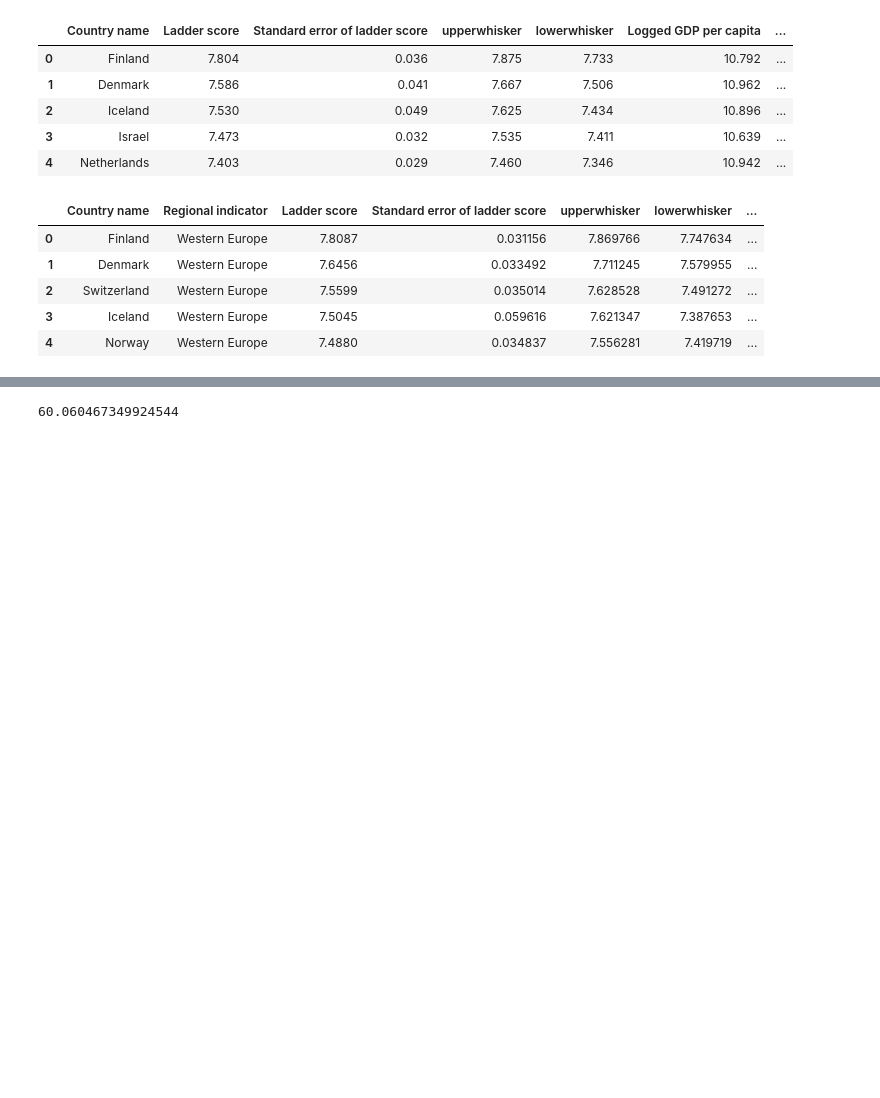
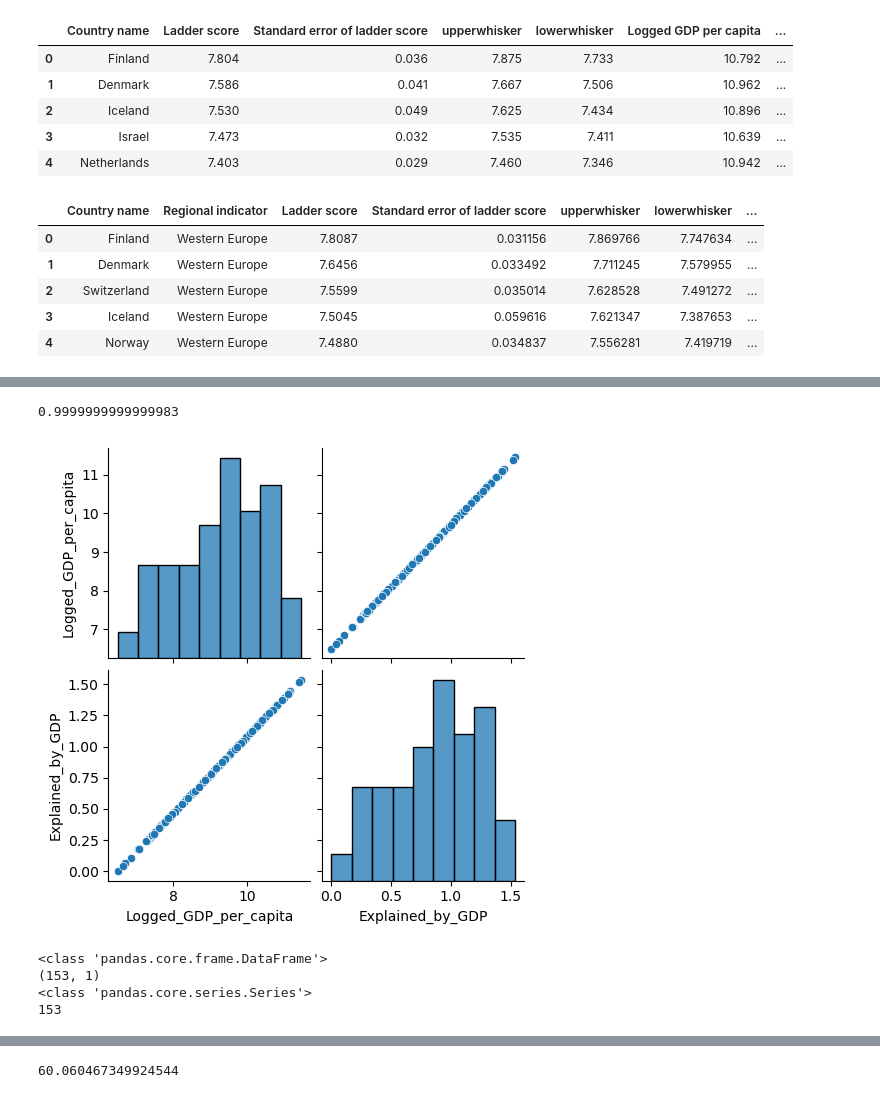
Before and after one commit to fakesheep38/HapPy, a Jupyter notebook: berechnung_neuer_Variabeln_fail.ipynb, the cells around one changed output, grey strips where cells are left out. Saved outputs shown, nothing was run; the diff lists cells and outputs as text; code cells hidden in the pictures; blank space fills up the shorter version.

Commit message:
modified data

```diff
--- a/berechnung_neuer_Variabeln_fail.ipynb
+++ b/berechnung_neuer_Variabeln_fail.ipynb
@@ -53,7 +53,7 @@ df_20 = df_20.rename(columns={'Explained by: Log GDP per capita': 'Explained_by_
 df_20 = df_20.rename(columns={'Explained by: Freedom to make life choices': 'Explained_by_Freedom'})
 df_20 = df_20.rename(columns={'Explained by: Generosity': 'Explained_by_Generosity'})
 df_20 = df_20.rename(columns={'Explained by: Perceptions of corruption': 'Explained_by_Trust'})
-df_20 = df_20.rename(columns={'Explained by: Healthy life expectancy': 'Explained_by_Health'})
+df_20 = df_20.rename(columns={'Explained by: Healthy life expectancy': 'Explained_by_Health_2'})
 df_20 = df_20.rename(columns={'Explained by: Social support': 'Explained_by_Social_support'})
 
 df_20= df_20.dropna()
@@ -83,4 +92,3 @@ df_20.head()
 # %%
-df_20['Happiness_10'] = 10/df_20['Ladder score']
-df_23['Happiness_10'] = 10/df_23['Ladder score']
-df['Happiness_10'] = 10/df['Happiness']
+df_20['Factor'] = df_20['Explained_by_Health_2']/ df_20['Healthy_life_expectancy']
+factor_mean =df_20['Factor'].mean()
@@ -87,8 +97,4 @@ df['Happiness_10'] = 10/df['Happiness']
 # %%
-df_20['Test'] =( (df_20['Happiness_10']  * df_20['Explained_by_GDP'] )
-                +(df_20['Happiness_10'] * df_20['Explained_by_Social_support'] )
-                +(df_20['Happiness_10'] * df_20['Explained_by_Health'] )
-                +(df_20['Happiness_10'] * df_20['Explained_by_Freedom'] )
-                +(df_20['Happiness_10'] * df_20['Explained_by_Generosity'] )
-                +(df_20['Happiness_10'] * df_20['Explained_by_Trust'] )
-                +(df_20['Happiness_10'] * df_20['Dystopia + residual'] ) )
+#factor_23 =(factor_mean /((df_23['Explained_by_Health']/ df_23['Healthy_life_expectancy']).mean()) )
+
+df_23['Explained_by_Health_2'] = df_23['Explained_by_Health']*factor_23
@@ -117,23 +120,32 @@ df_20.head()
 # %%
-correlation = df_20['Logged_GDP_per_capita'].corr(df_20['Explained_by_GDP_10'])
+correlation = df_20['Logged_GDP_per_capita'].corr(df_20['Explained_by_GDP'])
 print(correlation)
+# %% [output]
+0.9999999999999983
 # %%
-selected_columns = df_20[['Logged_GDP_per_capita', 'Explained_by_GDP_10']]
+selected_columns = df_20[['Logged_GDP_per_capita', 'Explained_by_GDP']]
 
 # Erstellen Sie den Pairplot
 sns.pairplot(selected_columns)
 plt.show()
+# %% [output]
+[figure, added]
 # %%
 ####GDP
 model = LinearRegression(fit_intercept=True) ###False setzt intercept = 0
 
 ####Feature-Matrix(Dataframe) und Ziel-Vektor organisieren
-features= df_20.loc[:, ['Explained_by_GDP_10']] ###doppelte Klammern für Dataframe
+features= df_20.loc[:, ['Explained_by_GDP']] ###doppelte Klammern für Dataframe
 print(type(features))
 print(features.shape) #sollte 317, 1 sein
 target = df_20.loc[:,'Logged_GDP_per_capita']
 print(type(target))
 print(len(target))
+# %% [output]
+<class 'pandas.core.frame.DataFrame'>
+(153, 1)
+<class 'pandas.core.series.Series'>
+153
 # %%
 ###Visualisieren
 sns.regplot(x=features.iloc[:, 0],
```
Also changed, not shown: parts of 22 cells of this notebook, 1 other file.
